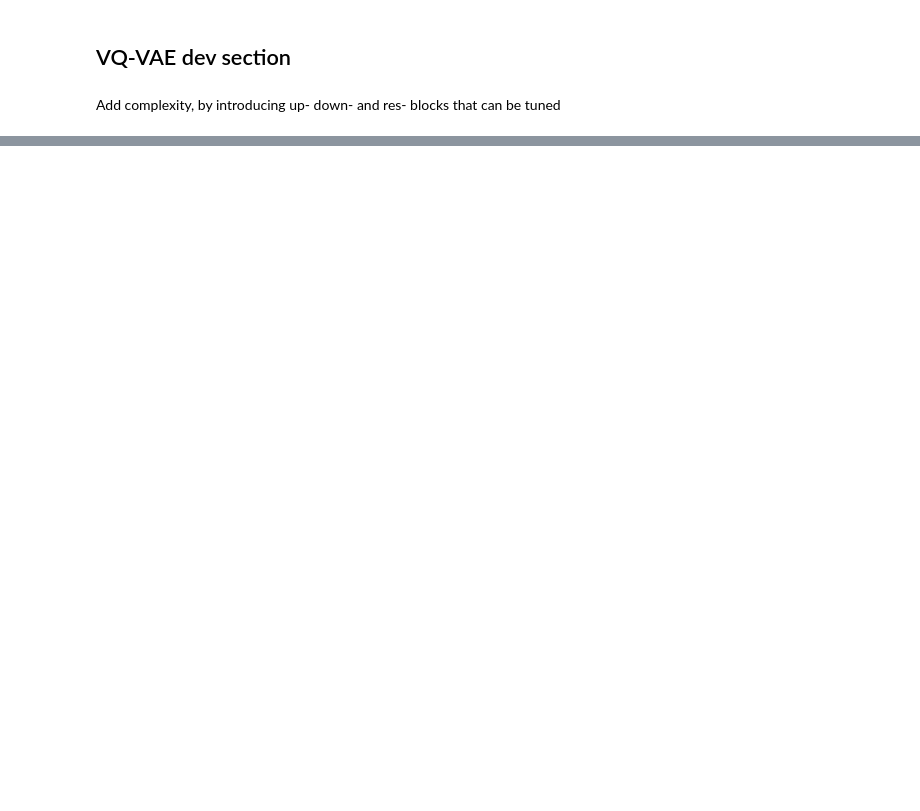
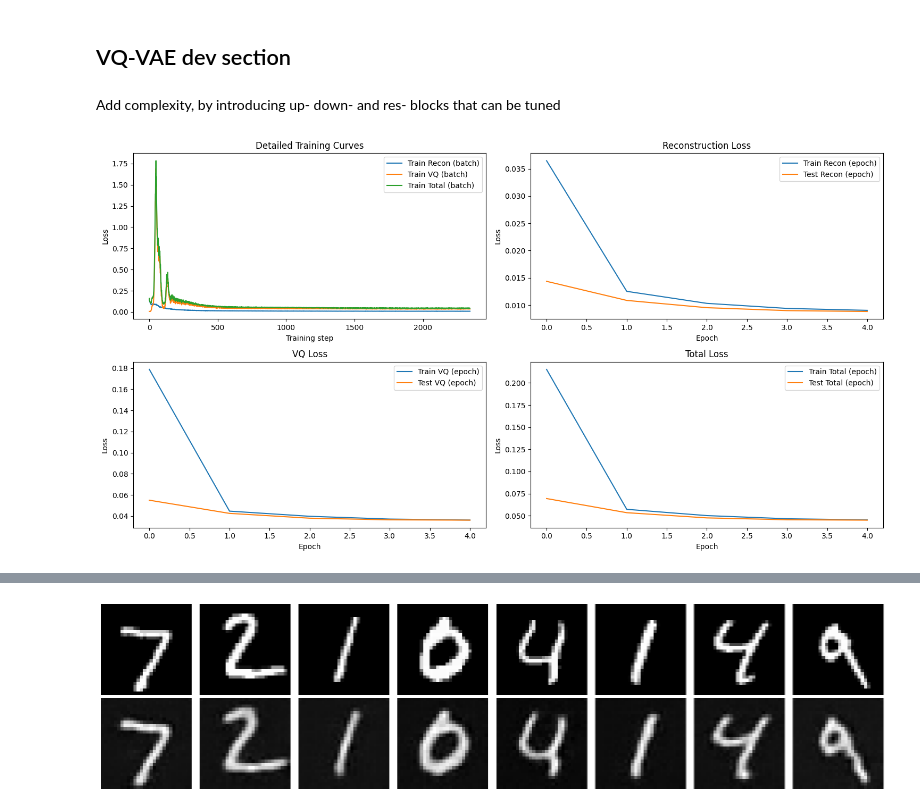
Before and after one commit to ArnarDJ/MLBAssignment2, a Jupyter notebook: MLBAssignment2.ipynb, the cells around one changed output, grey strips where cells are left out. Saved outputs shown, nothing was run; the diff lists cells and outputs as text; code cells hidden in the pictures; blank space fills up the shorter version.

Commit message:
VQ-vae with training and assesment functions

```diff
--- a/MLBAssignment2.ipynb
+++ b/MLBAssignment2.ipynb
@@ -108,24 +108,25 @@ Add complexity, by introducing up- down- and res- blocks that can be tuned
 # The number of code book embeddings
 code_book_size = 32
 
-# The number of latent embedding channels
 hidden_channels = 10
 
-# Number of Training epochs
-vq_nepoch = 5
-
-# Create our network
-vae_net = VQ.VQVAE2(in_channels=mnist_in_channels, hidden_channels=hidden_channels, latent_dim=LATENT_DIM,
-                code_book_size=code_book_size, commitment_cost=0.25).to(device)
-
-# Setup optimizer
-optimizer = optim.Adam(vae_net.parameters(), lr=LEARNING_RATE)
-scaler = torch.amp.GradScaler('cuda')
-
-lr_scheduler = optim.lr_scheduler.CosineAnnealingLR(optimizer, T_max=vq_nepoch, eta_min=0)
-
-# Create loss logger
-recon_loss_log = []
-qv_loss_log = []
-test_recon_loss_log = []
-train_loss = 0
+vq_nepoch = dev_EPOCHS
+# %%
+vae_net = VQ.VQVAE(in_channels=mnist_in_channels, hidden_channels=hidden_channels,
+                   latent_dim=LATENT_DIM, code_book_size=code_book_size, commitment_cost=0.25).to(device)
+
+optimizer = torch.optim.Adam(vae_net.parameters(), lr=1e-3)
+scheduler = torch.optim.lr_scheduler.CosineAnnealingLR(optimizer, T_max=5, eta_min=0)
+
+history = VQ.train_vqvae(
+    model=vae_net,
+    train_loader=mnist_train,
+    test_loader=mnist_test,
+    device=device,
+    epochs=vq_nepoch,
+    use_mixed_precision=False,
+)
+# %%
+VQ.show_vqvae_results(history, mnist_test, device, num_images=8)
+# %% [output]
+[figure, added]
@@ -132 +145,2 @@ train_loss = 0
+[figure, added]
 # %%
```
Also changed, not shown: parts of 13 cells of this notebook, 2 other files.
